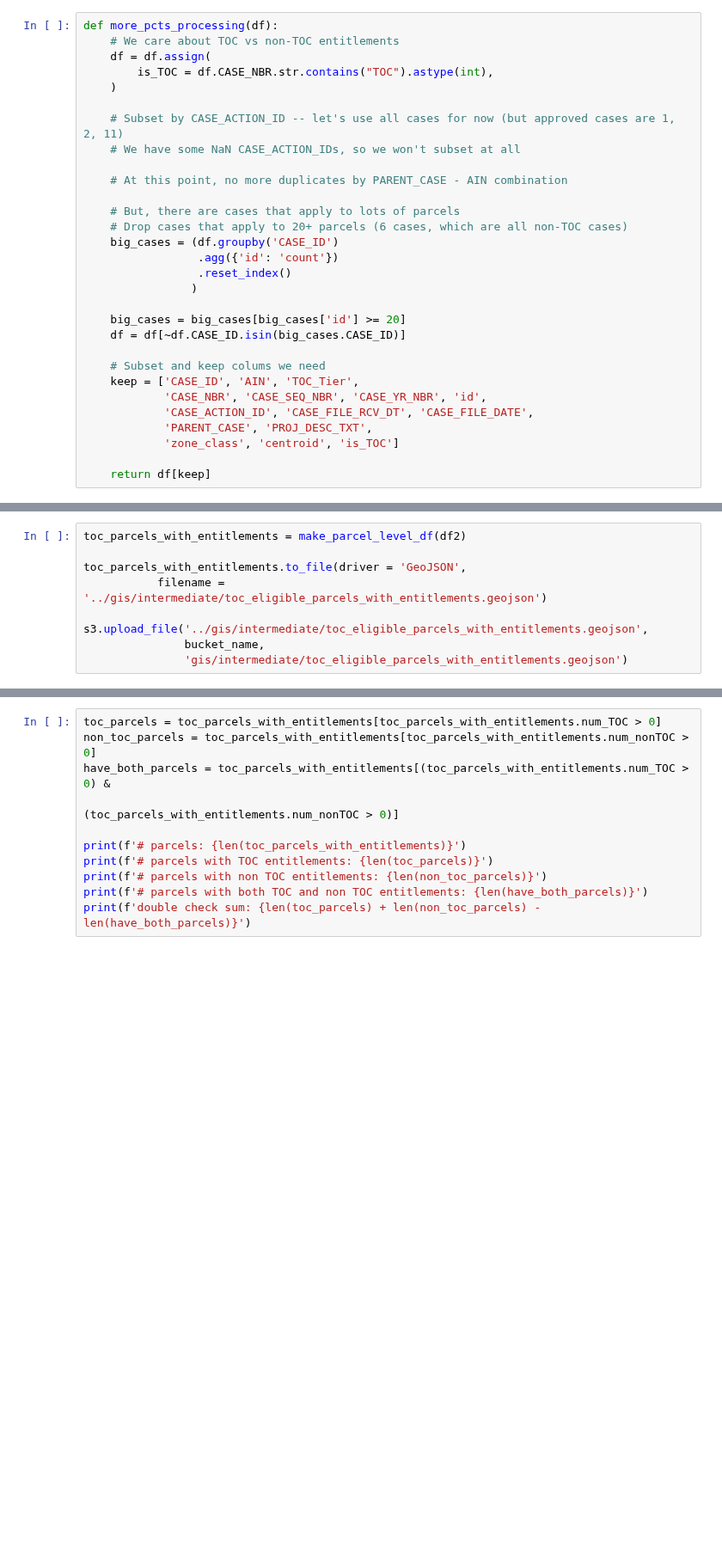
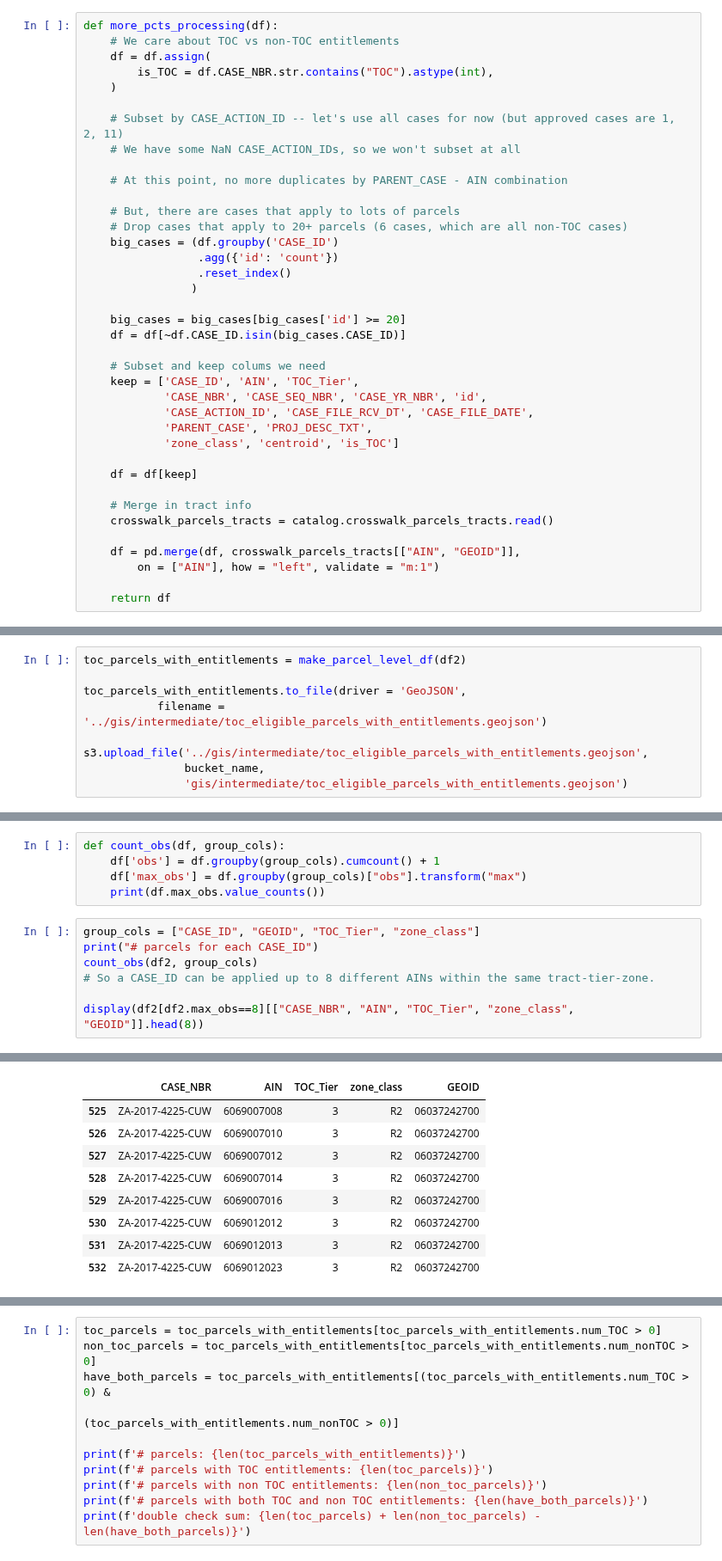
Before and after one commit to CityOfLosAngeles/planning-entitlements, a Jupyter notebook: notebooks/C1-build-toc-master.ipynb, the cells around one changed output, grey strips where cells are left out. Shown at 86% size. Cells and saved outputs as stored; diff of their text form; blank space fills up the shorter version.

Commit message:
Redo C1 to nbe unique at case-tract-tier-zone

```diff
--- a/notebooks/C1-build-toc-master.ipynb
+++ b/notebooks/C1-build-toc-master.ipynb
@@ -99,4 +99,12 @@ def more_pcts_processing(df):
             'PARENT_CASE', 'PROJ_DESC_TXT',
             'zone_class', 'centroid', 'is_TOC']
 
-    return df[keep]
+    df = df[keep]
+
+    # Merge in tract info
+    crosswalk_parcels_tracts = catalog.crosswalk_parcels_tracts.read()
+
+    df = pd.merge(df, crosswalk_parcels_tracts[["AIN", "GEOID"]],
+        on = ["AIN"], how = "left", validate = "m:1")
+
+    return df
@@ -230,0 +201,13 @@ s3.upload_file('../gis/intermediate/toc_eligible_parcels_with_entitlements.geojs
+# %%
+def count_obs(df, group_cols):
+    df['obs'] = df.groupby(group_cols).cumcount() + 1
+    df['max_obs'] = df.groupby(group_cols)["obs"].transform("max")
+    print(df.max_obs.value_counts())
+# %%
+group_cols = ["CASE_ID", "GEOID", "TOC_Tier", "zone_class"]
+print("# parcels for each CASE_ID")
+count_obs(df2, group_cols)
+# So a CASE_ID can be applied up to 8 different AINs within the same tract-tier-zone.
+
+display(df2[df2.max_obs==8][["CASE_NBR", "AIN", "TOC_Tier", "zone_class", "GEOID"]].head(8))
+# %% [output]
@@ -230,0 +224,9 @@ s3.upload_file('../gis/intermediate/toc_eligible_parcels_with_entitlements.geojs
+|  | CASE_NBR | AIN | TOC_Tier | zone_class | GEOID |
+| 525 | ZA-2017-4225-CUW | 6069007008 | 3 | R2 | 06037242700 |
+| 526 | ZA-2017-4225-CUW | 6069007010 | 3 | R2 | 06037242700 |
+| 527 | ZA-2017-4225-CUW | 6069007012 | 3 | R2 | 06037242700 |
+| 528 | ZA-2017-4225-CUW | 6069007014 | 3 | R2 | 06037242700 |
+| 529 | ZA-2017-4225-CUW | 6069007016 | 3 | R2 | 06037242700 |
+| 530 | ZA-2017-4225-CUW | 6069012012 | 3 | R2 | 06037242700 |
+| 531 | ZA-2017-4225-CUW | 6069012013 | 3 | R2 | 06037242700 |
+| 532 | ZA-2017-4225-CUW | 6069012023 | 3 | R2 | 06037242700 |
```
Also changed, not shown: parts of 20 cells of this notebook.
